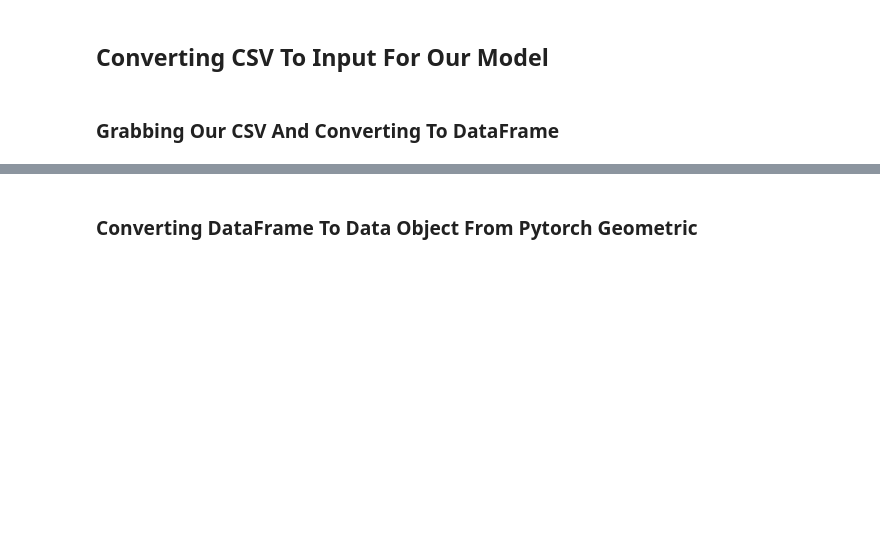
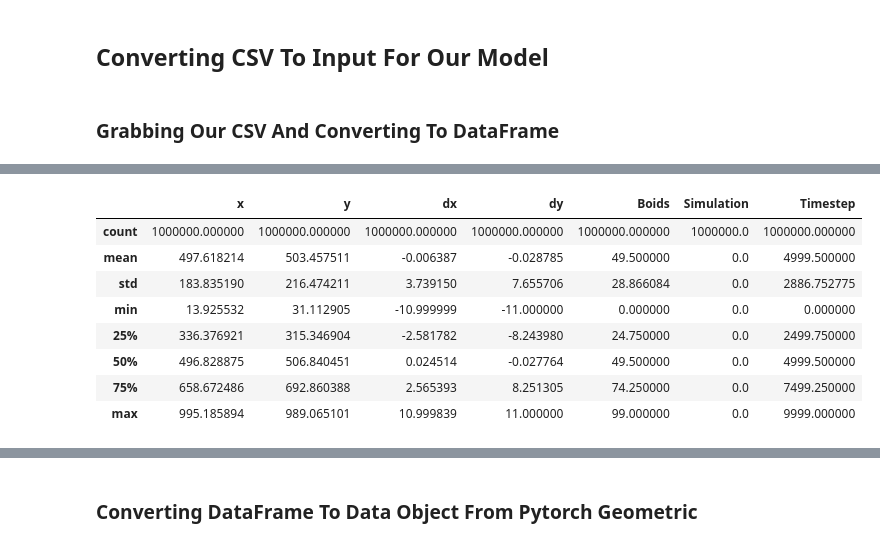
Before and after one commit to NACME-AIML-2024/final-project-los-pajaros, a Jupyter notebook: boids/model.ipynb, the cells around one changed output, grey strips where cells are left out. Saved outputs shown, nothing was run; the diff lists cells and outputs as text; code cells hidden in the pictures; blank space fills up the shorter version.

```diff
--- a/boids/model.ipynb
+++ b/boids/model.ipynb
@@ -48,0 +61,12 @@ sim_edges_df.head(5)
+# %%
+sim_df.describe()
+# %% [output]
+|  | x | y | dx | dy | Boids | Simulation | Timestep |
+| count | 1000000.000000 | 1000000.000000 | 1000000.000000 | 1000000.000000 | 1000000.000000 | 1000000.0 | 1000000.000000 |
+| mean | 497.618214 | 503.457511 | -0.006387 | -0.028785 | 49.500000 | 0.0 | 4999.500000 |
+| std | 183.835190 | 216.474211 | 3.739150 | 7.655706 | 28.866084 | 0.0 | 2886.752775 |
+| min | 13.925532 | 31.112905 | -10.999999 | -11.000000 | 0.000000 | 0.0 | 0.000000 |
+| 25% | 336.376921 | 315.346904 | -2.581782 | -8.243980 | 24.750000 | 0.0 | 2499.750000 |
+| 50% | 496.828875 | 506.840451 | 0.024514 | -0.027764 | 49.500000 | 0.0 | 4999.500000 |
+| 75% | 658.672486 | 692.860388 | 2.565393 | 8.251305 | 74.250000 | 0.0 | 7499.250000 |
+| max | 995.185894 | 989.065101 | 10.999839 | 11.000000 | 99.000000 | 0.0 | 9999.000000 |
```
Also changed, not shown: parts of 20 cells of this notebook, 11 other files.
